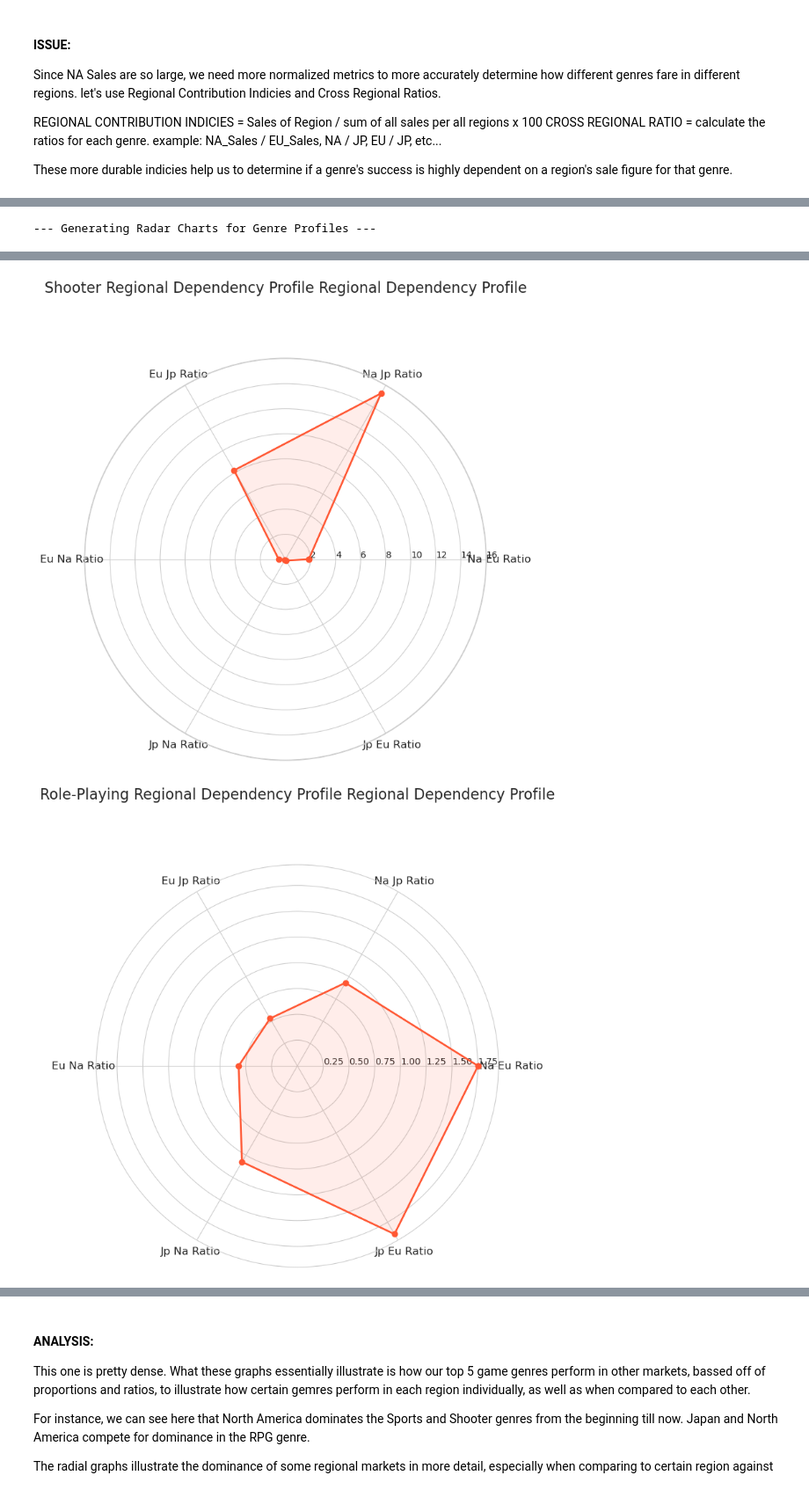
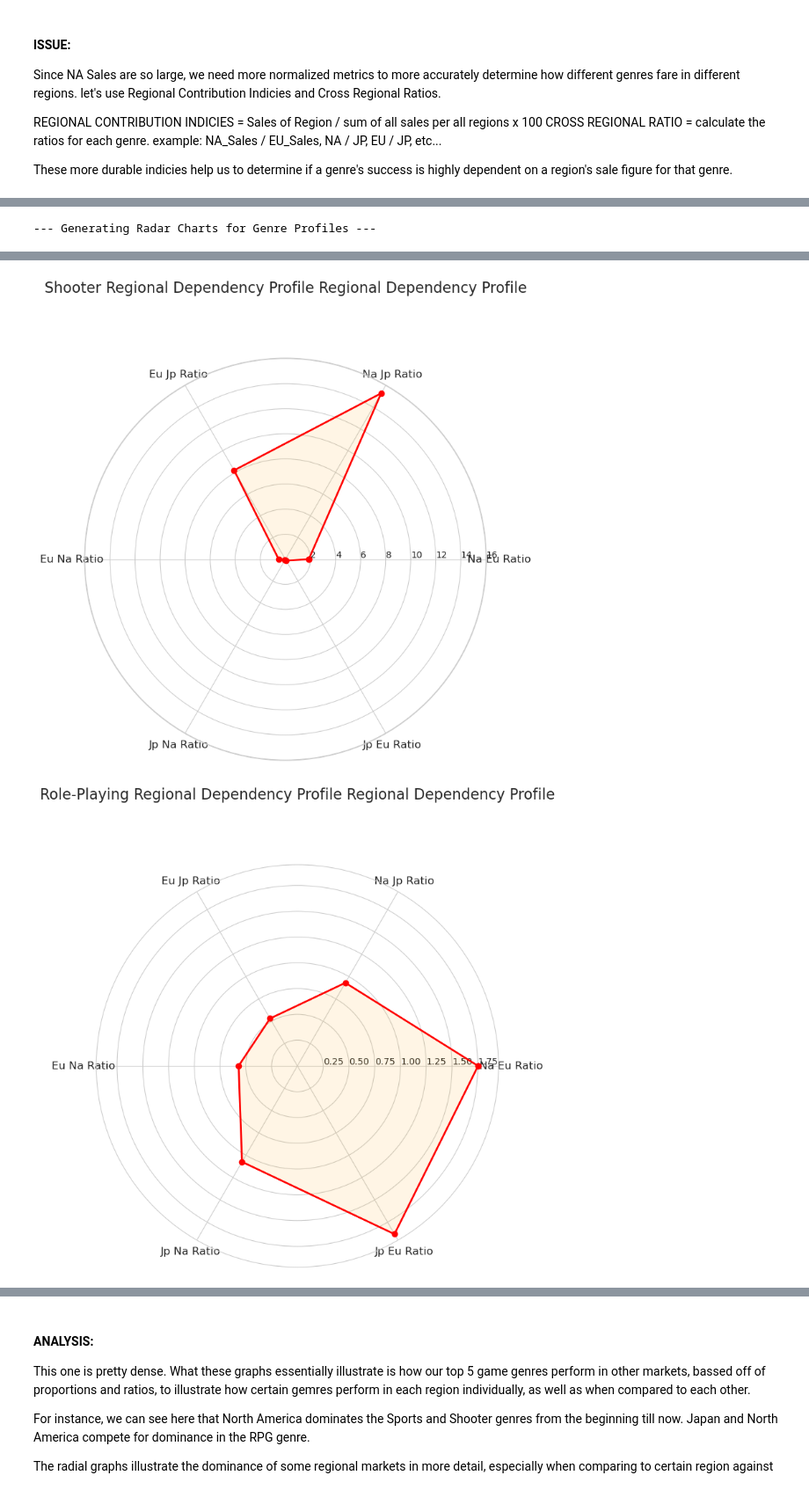
Before and after one commit to RacerBeats/DATA_ANALYTICS_FINAL_PROJ, a Jupyter notebook: Gaming sales project/game_analysis.ipynb, the cells around one changed output, grey strips where cells are left out. Shown at 88% size. Cells and saved outputs as stored; diff of their text form; code cells hidden in the pictures.

```diff
--- a/Gaming sales project/game_analysis.ipynb
+++ b/Gaming sales project/game_analysis.ipynb
@@ -468,8 +460,8 @@ def radarchart(data, title):
     profile += profile[:1]
 
     fig, ax = plt.subplots(figsize=(8, 8), subplot_kw=dict(polar=True))
-    ax.plot(angles, profile, 'o-', linewidth=2, label='Genre Profile', color='#FF5733') # Plot line and points
-    ax.fill(angles, profile, alpha=0.1, color='#FF5733') # Fill area for visibility
+    ax.plot(angles, profile, 'o-', linewidth=2, label='Genre Profile', color='red') # Plot line and points
+    ax.fill(angles, profile, alpha=0.1, color='orange') # Fill area for visibility
 
     # Set labels and title
     ax.set_title(f'{title} Regional Dependency Profile', size=16, y=1.15)
@@ -520,2 +512,2 @@ plot_radar_charts()
-[figure, old version]
+[figure, new version]
-[figure, old version]
+[figure, new version]
```
Also changed, not shown: parts of 11 cells of this notebook.
